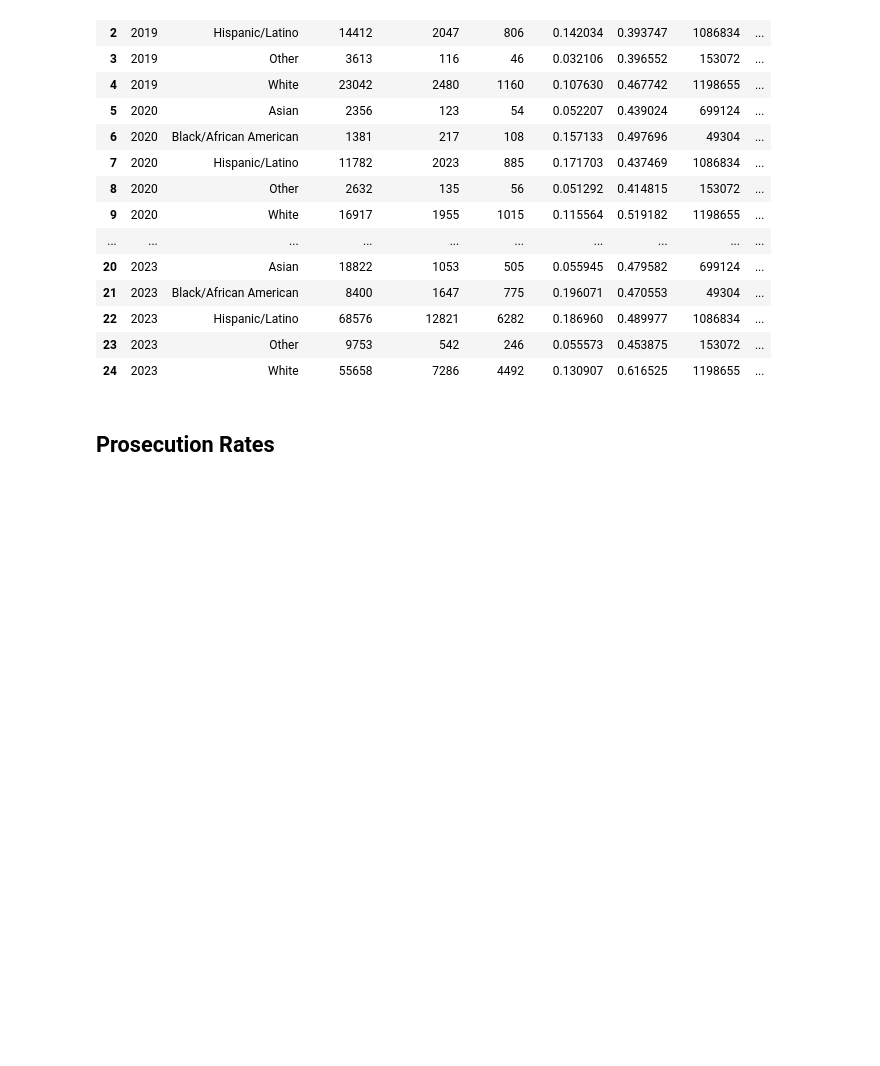
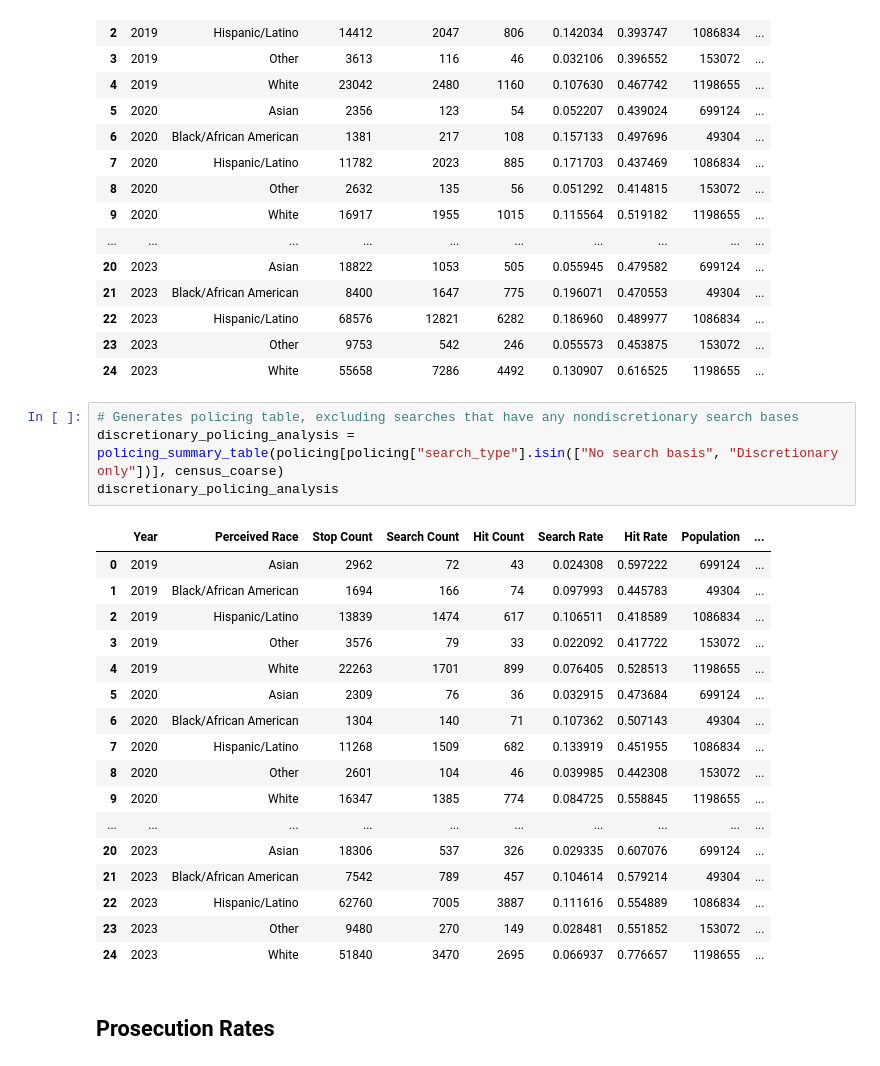
Before and after one commit to laurenbchu/honors-thesis, a Jupyter notebook: notebooks/analysis.ipynb, the cells around one changed output. Cells and saved outputs as stored; diff of their text form; blank space fills up the shorter version.

```diff
--- a/notebooks/analysis.ipynb
+++ b/notebooks/analysis.ipynb
@@ -107,6 +107,28 @@ policing_analysis
 | 22 | 2023 | Hispanic/Latino | 68576 | 12821 | 6282 | 0.186960 | 0.489977 | 1086834 | ... |
 | 23 | 2023 | Other | 9753 | 542 | 246 | 0.055573 | 0.453875 | 153072 | ... |
 | 24 | 2023 | White | 55658 | 7286 | 4492 | 0.130907 | 0.616525 | 1198655 | ... |
+# %%
+# Generates policing table, excluding searches that have any nondiscretionary search bases
+discretionary_policing_analysis = policing_summary_table(policing[policing["search_type"].isin(["No search basis", "Discretionary only"])], census_coarse)
+discretionary_policing_analysis
+# %% [output]
+|  | Year | Perceived Race | Stop Count | Search Count | Hit Count | Search Rate | Hit Rate | Population | ... |
+| 0 | 2019 | Asian | 2962 | 72 | 43 | 0.024308 | 0.597222 | 699124 | ... |
+| 1 | 2019 | Black/African American | 1694 | 166 | 74 | 0.097993 | 0.445783 | 49304 | ... |
+| 2 | 2019 | Hispanic/Latino | 13839 | 1474 | 617 | 0.106511 | 0.418589 | 1086834 | ... |
+| 3 | 2019 | Other | 3576 | 79 | 33 | 0.022092 | 0.417722 | 153072 | ... |
+| 4 | 2019 | White | 22263 | 1701 | 899 | 0.076405 | 0.528513 | 1198655 | ... |
+| 5 | 2020 | Asian | 2309 | 76 | 36 | 0.032915 | 0.473684 | 699124 | ... |
+| 6 | 2020 | Black/African American | 1304 | 140 | 71 | 0.107362 | 0.507143 | 49304 | ... |
+| 7 | 2020 | Hispanic/Latino | 11268 | 1509 | 682 | 0.133919 | 0.451955 | 1086834 | ... |
+| 8 | 2020 | Other | 2601 | 104 | 46 | 0.039985 | 0.442308 | 153072 | ... |
+| 9 | 2020 | White | 16347 | 1385 | 774 | 0.084725 | 0.558845 | 1198655 | ... |
+| ... | ... | ... | ... | ... | ... | ... | ... | ... | ... |
+| 20 | 2023 | Asian | 18306 | 537 | 326 | 0.029335 | 0.607076 | 699124 | ... |
+| 21 | 2023 | Black/African American | 7542 | 789 | 457 | 0.104614 | 0.579214 | 49304 | ... |
+| 22 | 2023 | Hispanic/Latino | 62760 | 7005 | 3887 | 0.111616 | 0.554889 | 1086834 | ... |
+| 23 | 2023 | Other | 9480 | 270 | 149 | 0.028481 | 0.551852 | 153072 | ... |
+| 24 | 2023 | White | 51840 | 3470 | 2695 | 0.066937 | 0.776657 | 1198655 | ... |
 # %% [markdown]
 ## Prosecution Rates
 # %%
```
Also changed, not shown: parts of 5 cells of this notebook, 2 other files.
